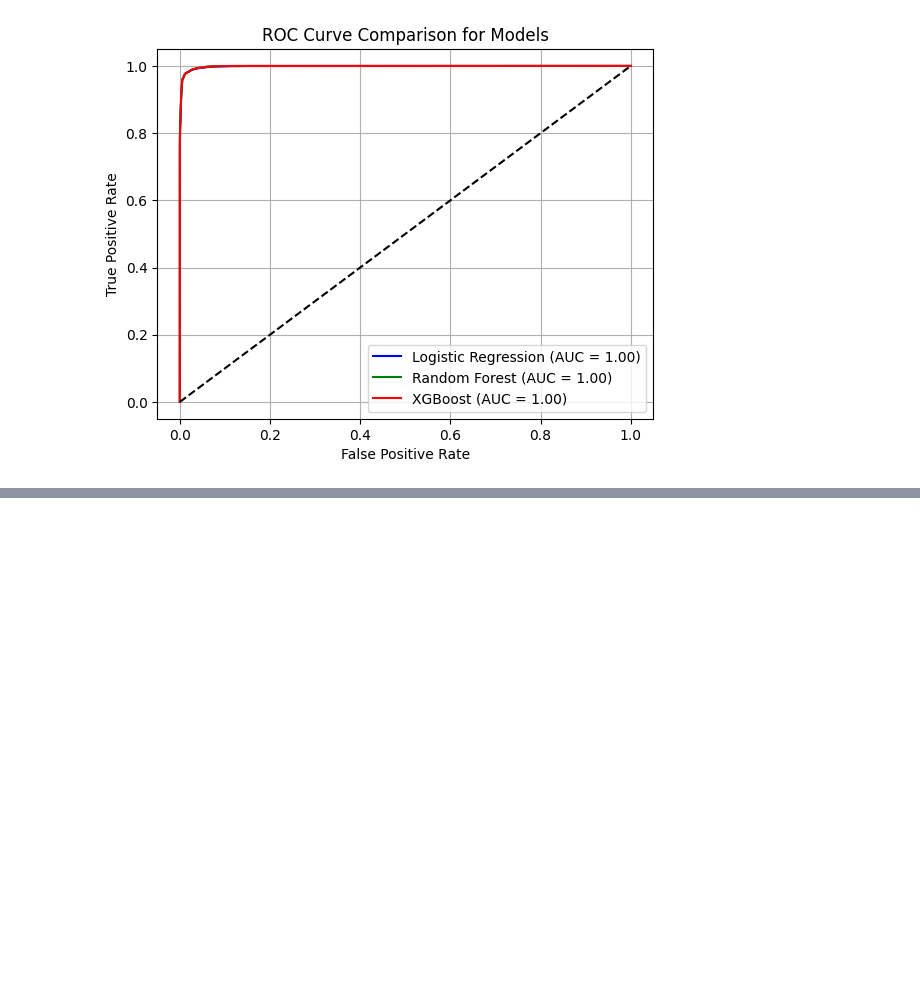
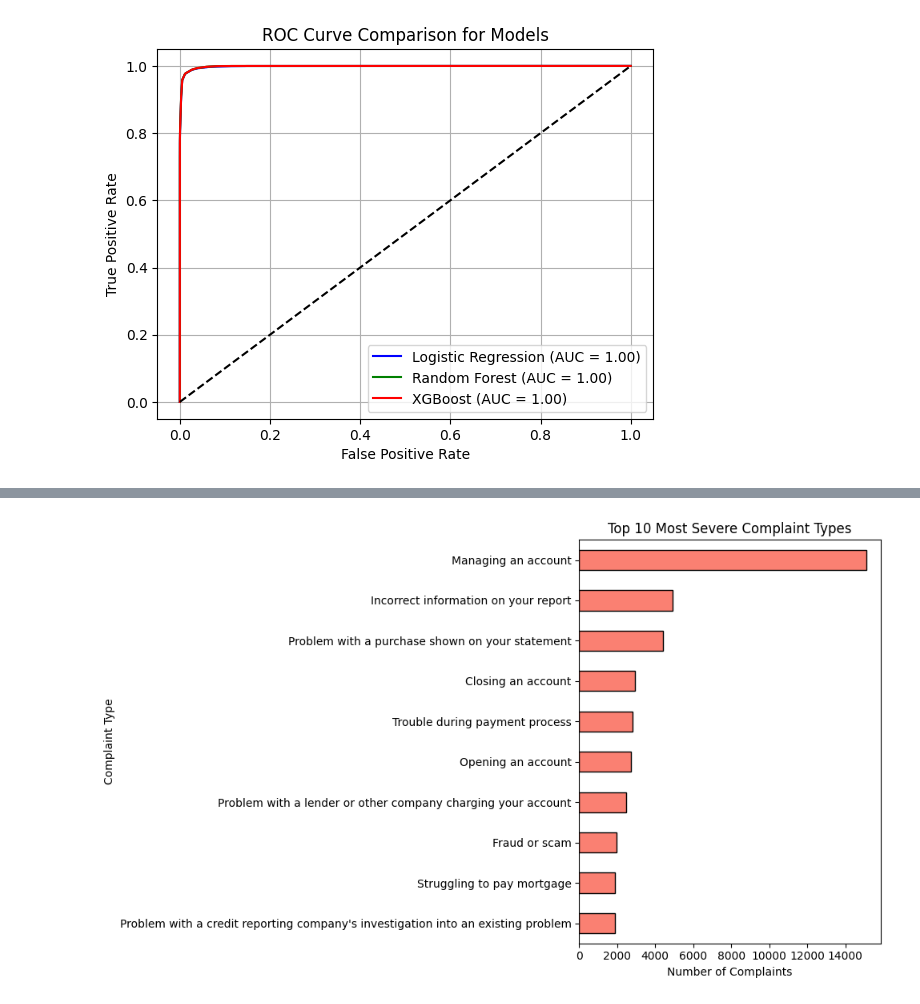
Before and after one commit to PurnaTejitha12/Automated-Customer-Complaint-Analyzer, a Jupyter notebook: NLP_Project.ipynb, the cells around one changed output, grey strips where cells are left out. Drawn from its saved outputs; the diff is of its cells as text; code cells hidden in the pictures; blank space fills up the shorter version.

```diff
--- a/NLP_Project.ipynb
+++ b/NLP_Project.ipynb
@@ -338,0 +363,29 @@ plt.show()
+# %%
+import pandas as pd
+import matplotlib.pyplot as plt
+
+# First, upload the file using this code if not already uploaded:
+# from google.colab import files
+# uploaded = files.upload()
+
+# Load your Excel file (replace filename if needed)
+df = pd.read_excel('/content/Consumer_Complaints.xlsx')
+
+# Display the first few rows to inspect which columns contain complaint types/frequencies
+print(df.head())
+
+# Assuming you have a column e.g. "Complaint Type" and another counting complaints, like "Count"
+# If you don't, adjust the column names per your actual dataset.
+# Let's count complaints by type
+top_complaints = df['Issue'].value_counts().nlargest(10)
+labels = top_complaints.index
+sizes = top_complaints.values
+
+# Identify Most and Least Severe Complaint
+most_severe = labels[0]
+most_severe_count = sizes[0]
+least_severe = labels[-1]
+least_severe_count = sizes[-1]
+
+print(f"Most Severe/Important: {most_severe} ({most_severe_count})")
+print(f"Least Severe/Important: {least_severe} ({least_severe_count})")
@@ -338,0 +410,15 @@ plt.show()
+# %%
+# Bar Chart
+plt.figure(figsize=(10,6))
+top_complaints.sort_values().plot(
+    kind='barh',
+    color='salmon',
+    edgecolor='black'
+)
+plt.xlabel('Number of Complaints')
+plt.ylabel('Complaint Type')
+plt.title('Top 10 Most Severe Complaint Types')
+plt.tight_layout()
+plt.show()
+# %% [output]
+[figure, added]
```
Also changed, not shown: parts of 2 cells of this notebook.
